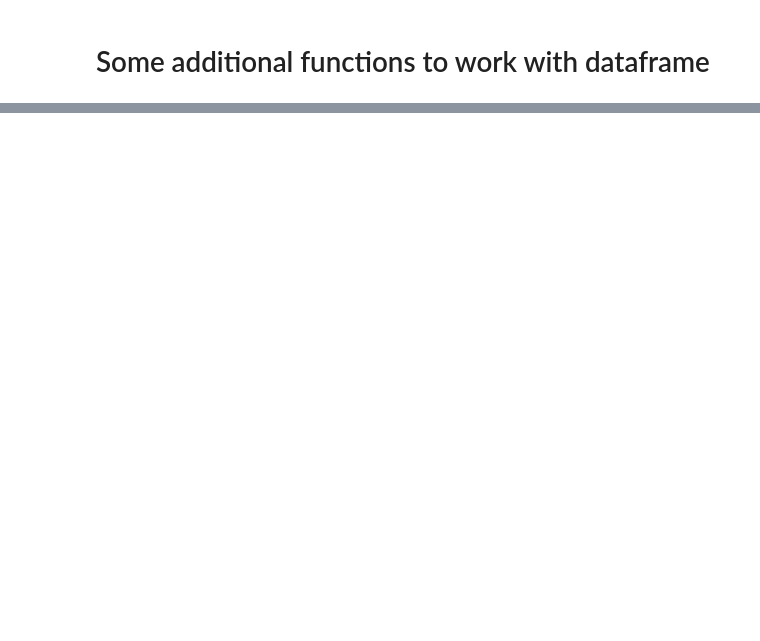
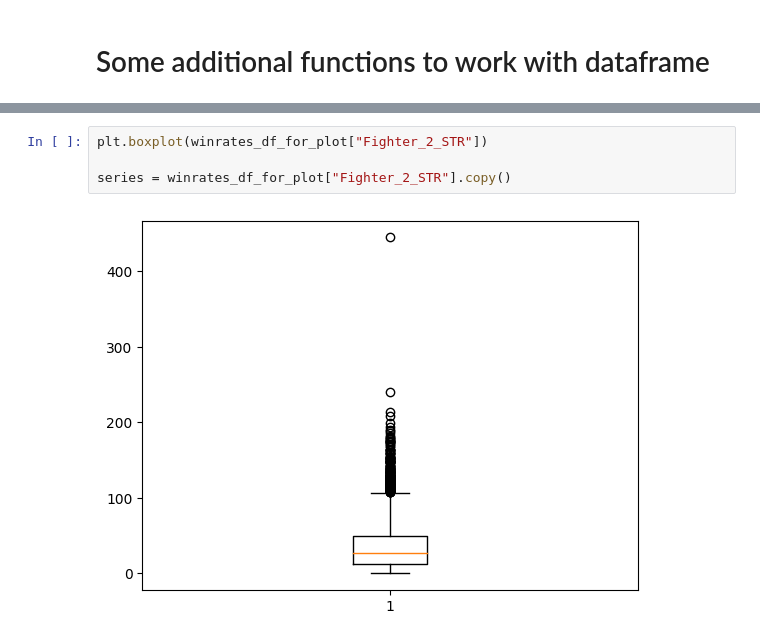
Before and after one commit to Vitaliypn/UFC_Econometrics_Research, a Jupyter notebook: project.ipynb, the cells around one changed output, grey strips where cells are left out. Cells and saved outputs as stored; diff of their text form; blank space fills up the shorter version.

```diff
--- a/project.ipynb
+++ b/project.ipynb
@@ -822,0 +877,6 @@ get_fights_of_fighter(winrates_df, "Arman Tsarukyan")
+# %%
+plt.boxplot(winrates_df_for_plot["Fighter_2_STR"])
+
+series = winrates_df_for_plot["Fighter_2_STR"].copy()
+# %% [output]
+[figure, added]
```
Also changed, not shown: parts of 43 cells of this notebook.
